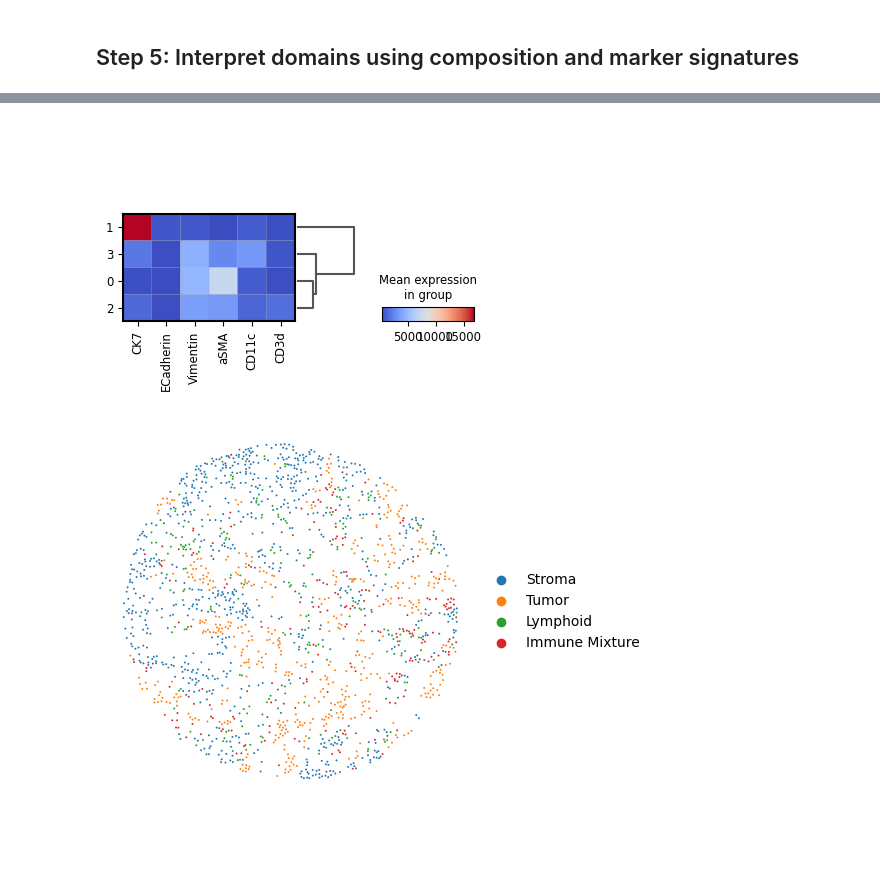
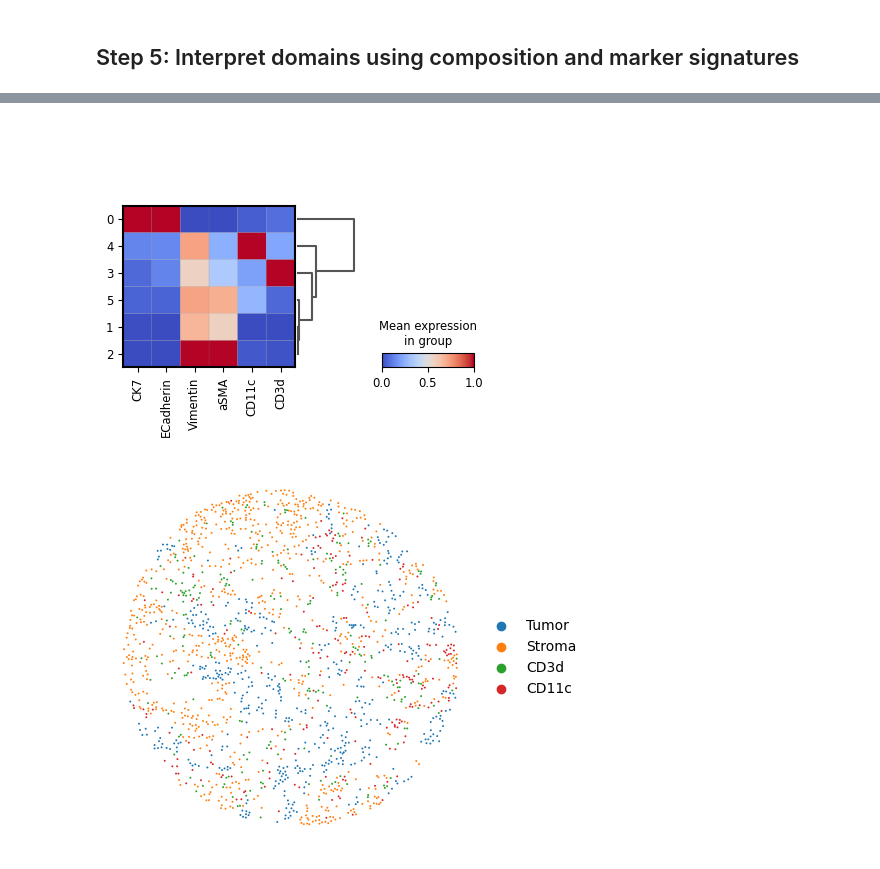
Before and after one commit to Kkkzq/SCSO_Spatial_proteomics_workshop, a Jupyter notebook: exercise4.ipynb, the cells around one changed output, grey strips where cells are left out. Cells and saved outputs as stored; diff of their text form; code cells hidden in the pictures; blank space fills up the shorter version.

Commit message:
Finalizing UTAG part

```diff
--- a/exercise4.ipynb
+++ b/exercise4.ipynb
@@ -137,7 +137,7 @@ Applying Leiden Clustering at Resolution: 0.3...
 ## Step 4: Adjust max_dist
 # %%
 ## To be done by student based on step 2
-## for example
+## for example:
 results = utag(
     tma1,
     slide_key="imageid",
@@ -145,7 +145,7 @@ results = utag(
     normalization_mode='l1_norm',
     apply_clustering=True,
     clustering_method = 'leiden',
-    resolutions = [0.2]
+    resolutions = [0.4]
 )
 # %% [output]
 Applying UTAG Algorithm...
@@ -164,13 +175,13 @@ sc.pl.spatial(results, color = 'phenotype', spot_size = 10, title = '', frameon
 cm = sns.clustermap(results.to_df().corr(), cmap="coolwarm", vmin=-1, vmax=1)
 var_order = results.var.iloc[cm.dendrogram_col.reordered_ind].index
 # %%
-# TODO- normalize the marker expression
 sc.pl.matrixplot(
     results,
     var_names = var_order,
-    groupby="UTAG Label_leiden_0.2",
+    groupby="UTAG Label_leiden_0.4",
     dendrogram=True,
     cmap="coolwarm",
+    standard_scale = "var",
     show=True,
 )
 # %% [output]
@@ -177,15 +189,17 @@ sc.pl.matrixplot(
-[figure, old version]
+[figure, new version]
 # %%
 mapper = {
-    '0': 'Stroma',
-    '1': 'Tumor',
-    '2': 'Lymphoid',
-    '3': 'Immune Mixture',
+    '0': 'Tumor',
+    '1': 'Stroma',
+    '2': 'Stroma',
+    '3': 'CD3d',
+    '4': 'CD11c',
+    '5': 'Stroma'
 }
 
-results.obs['UTAG Label'] = pd.Categorical(results.obs['UTAG Label_leiden_0.2'])
-results.obs['T/S'] = pd.Categorical(results.obs['UTAG Label_leiden_0.2'].replace(mapper))
+results.obs['UTAG Label'] = pd.Categorical(results.obs['UTAG Label_leiden_0.4'])
+results.obs['T/S'] = pd.Categorical(results.obs['UTAG Label_leiden_0.4'].replace(mapper))
 sc.pl.spatial(results, color = 'T/S', spot_size = 10, title = '', frameon = False)
 # %% [output]
-[figure, old version]
+[figure, new version]
 # %% [markdown]
```
Also changed, not shown: parts of 7 cells of this notebook.
